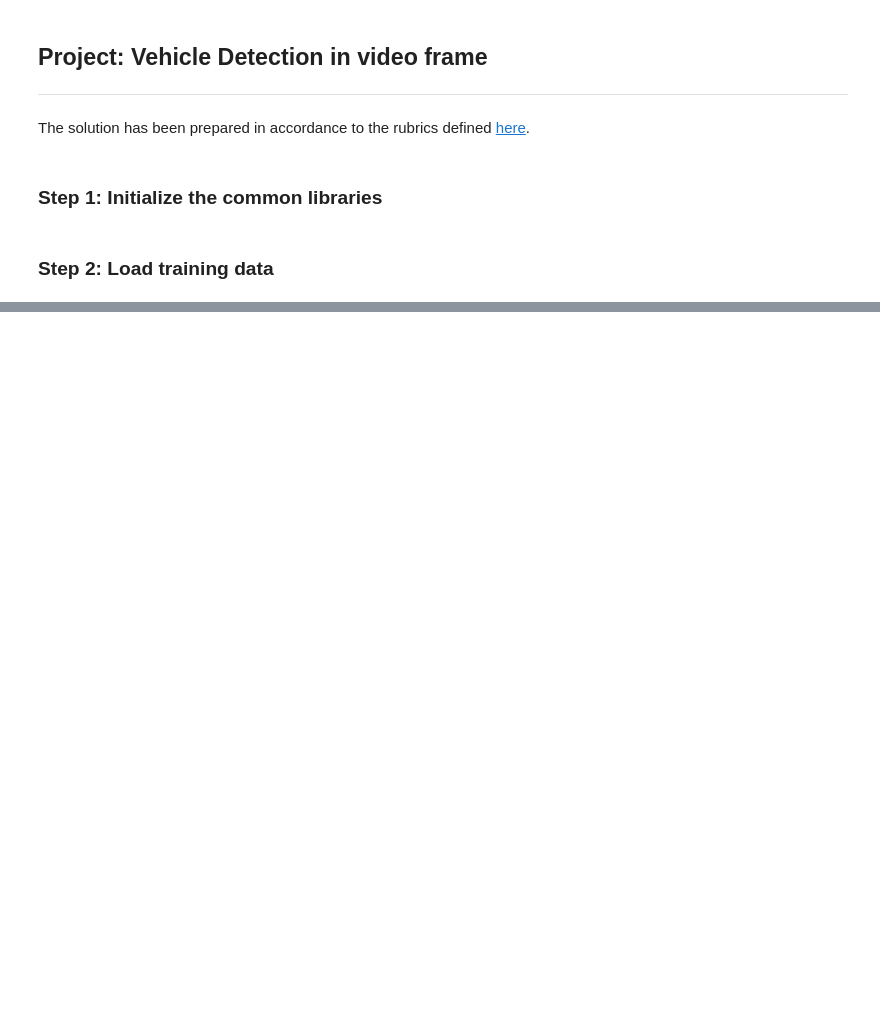
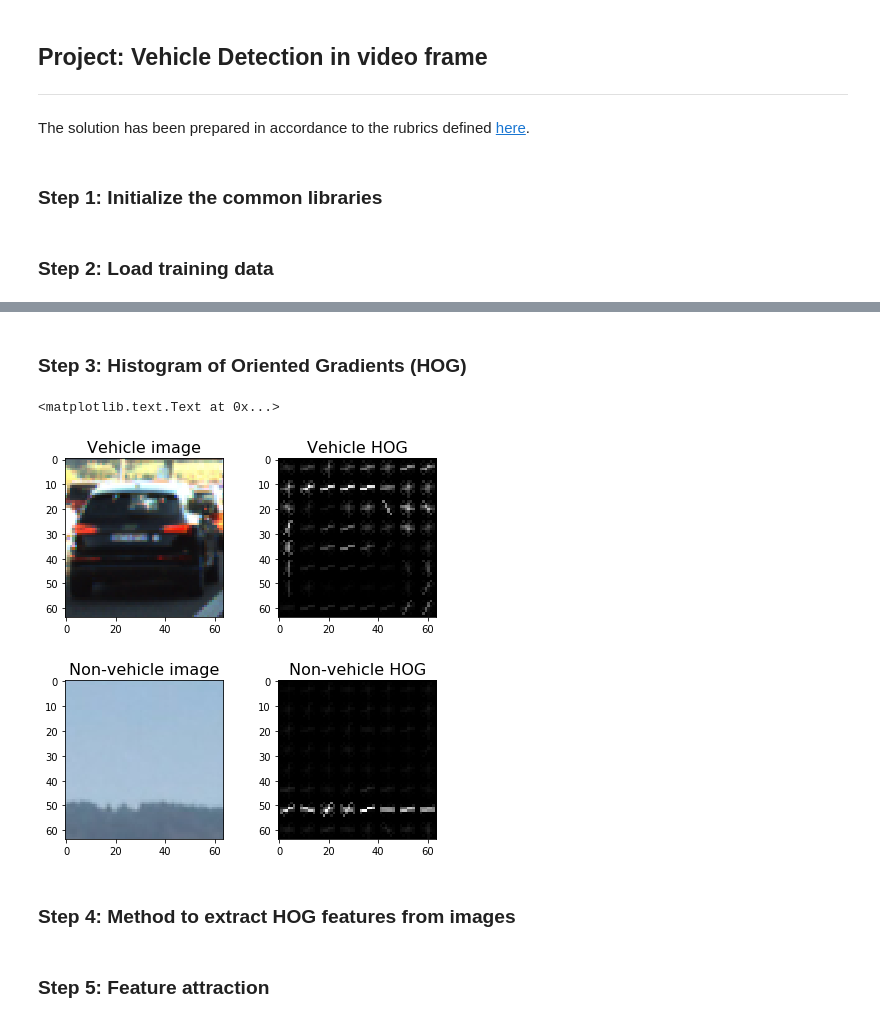
Before and after one commit to mrsandipandas/Udacity_Vehicle-Detection-P5, a Jupyter notebook: Vehicle_detection.ipynb, the cells around one changed output, grey strips where cells are left out. Cells and saved outputs as stored; diff of their text form; code cells hidden in the pictures; blank space fills up the shorter version.

```diff
--- a/Vehicle_detection.ipynb
+++ b/Vehicle_detection.ipynb
@@ -30,0 +62,47 @@ print(len(vehicle_images), len(nonvehicle_images))
+# %% [markdown]
+### Step 3: Histogram of Oriented Gradients (HOG)
+# %%
+# Code ftom lesson chapters
+def  get_hog_features (img, orient, pix_per_cell, cell_per_block,
+                        vis=False, feature_vec=True):
+    # Call with two outputs if vis==True
+    if vis == True:
+        features, hog_image = hog(img, orientations=orient,
+                                  pixels_per_cell=(pix_per_cell, pix_per_cell),
+                                  cells_per_block=(cell_per_block, cell_per_block),
+                                  block_norm= 'L2-Hys',
+                                  transform_sqrt=False,
+                                  visualise=vis, feature_vector=feature_vec)
+        return features, hog_image
+    # Otherwise call with one output
+    else:
+        features = hog(img, orientations=orient,
+                       pixels_per_cell=(pix_per_cell, pix_per_cell),
+                       cells_per_block=(cell_per_block, cell_per_block),
+                       block_norm= 'L2-Hys',
+                       transform_sqrt=False,
+                       visualise=vis, feature_vector=feature_vec)
+        return features
+
+# Visual HOG features on image samples
+vehicle_img = mpimg.imread(vehicle_images[np.random.randint(0,len(vehicle_images))])
+_, vehicle_dst = get_hog_features(vehicle_img[:,:,2], 9, 8, 8, vis=True, feature_vec=True)
+nonvehicle_img = mpimg.imread(nonvehicle_images[np.random.randint(0,len(nonvehicle_images))])
+_, nonvehicle_dst = get_hog_features(nonvehicle_img[:,:,2], 9, 8, 8, vis=True, feature_vec=True)
+
+# Visualize
+f, ((ax1, ax2), (ax3, ax4)) = plt.subplots(2, 2, figsize=(7,7))
+f.subplots_adjust(hspace = .4, wspace=.2)
+ax1.imshow(vehicle_img)
+ax1.set_title('Vehicle image', fontsize=16)
+ax2.imshow(vehicle_dst, cmap='gray')
+ax2.set_title('Vehicle HOG', fontsize=16)
+ax3.imshow(nonvehicle_img)
+ax3.set_title('Non-vehicle image', fontsize=16)
+ax4.imshow(nonvehicle_dst, cmap='gray')
+ax4.set_title('Non-vehicle HOG', fontsize=16)
+# %% [output]
+<matplotlib.text.Text at 0x...>
+[figure, added]
+# %% [markdown]
+### Step 4: Method to extract HOG features from images
@@ -30,0 +151,2 @@ print(len(vehicle_images), len(nonvehicle_images))
+# %% [markdown]
+### Step 5: Feature attraction
```
Also changed, not shown: parts of 26 cells of this notebook, 1 other file.
